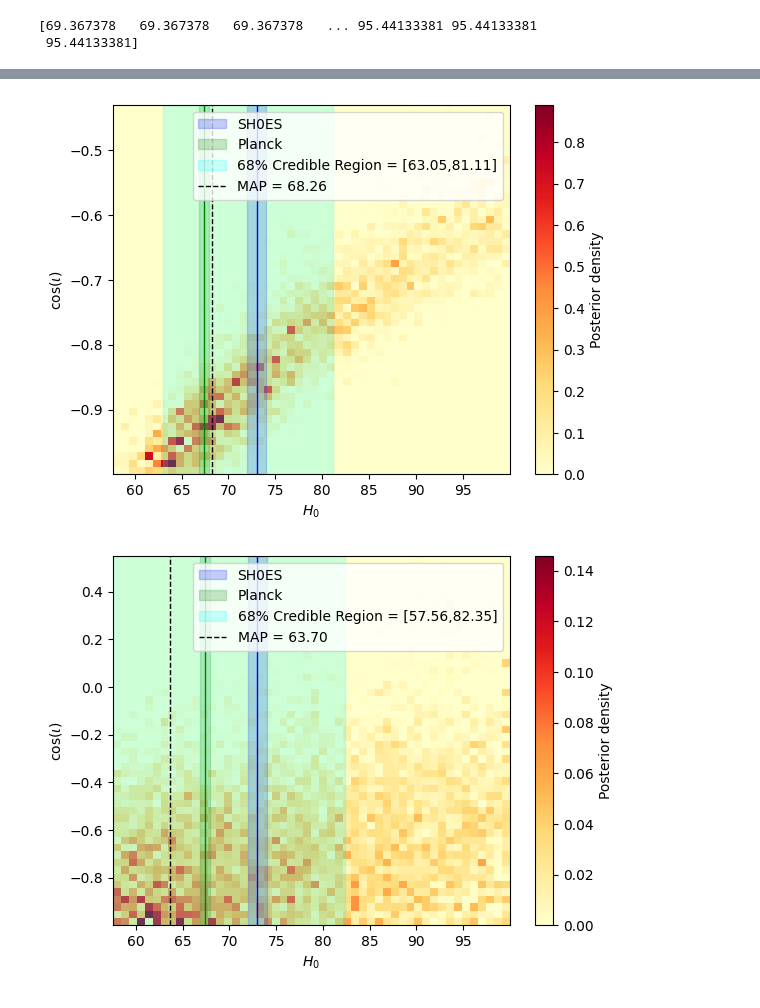
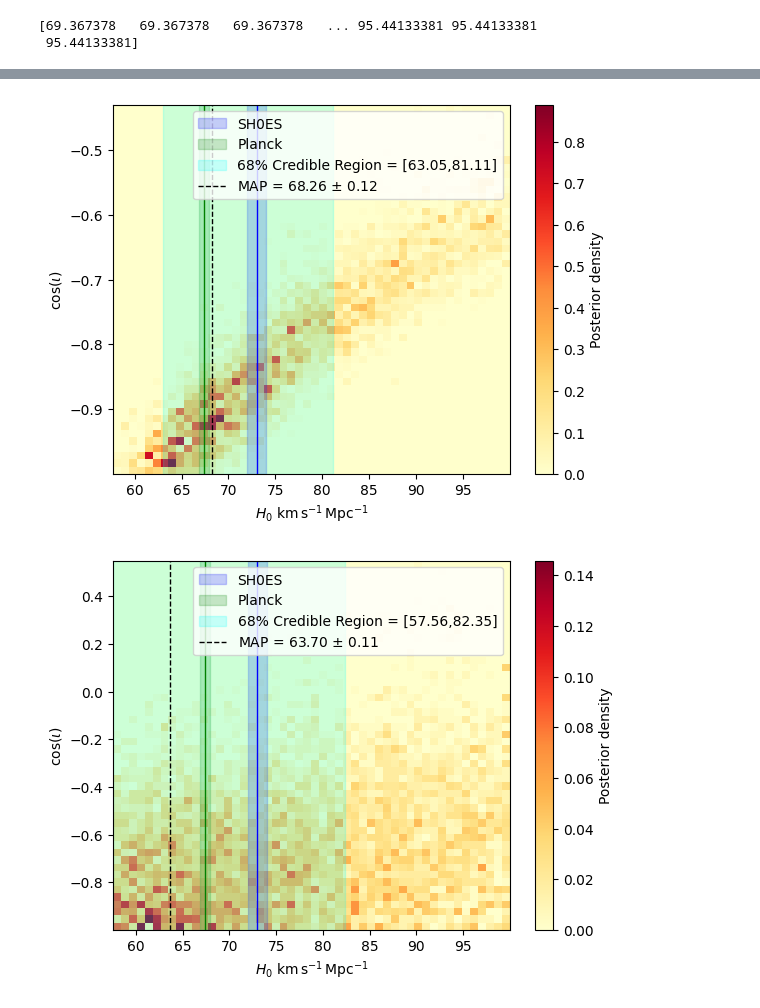
Before and after one commit to mjpineda-rug/GW1_H0_Sirens, a Jupyter notebook: notebooks/GW_notebook.ipynb, the cells around one changed output, grey strips where cells are left out. Cells and saved outputs as stored; diff of their text form; code cells hidden in the pictures.

```diff
--- a/notebooks/GW_notebook.ipynb
+++ b/notebooks/GW_notebook.ipynb
@@ -375,7 +375,7 @@ print(samples[0][:,0])
 # %%
 for i in range(len(kde_bandwidths)):
     plt.hist2d(samples[i][:, 0], samples[i][:, 1], bins=50, density=True,cmap='YlOrRd')
-    plt.xlabel(r"$H_0$")
+    plt.xlabel(r"$H_0 \ \mathrm{{km\,s^{{-1}}\,Mpc^{{-1}}}}$")
     plt.ylabel(r"cos($\iota$)")
     plt.colorbar(label="Posterior density")
 
@@ -404,7 +404,7 @@ for i in range(len(kde_bandwidths)):
         alpha=0.2,
         label=f'68% Credible Region = [{low_with_z_corr[i]:.2f},{high_with_z_corr[i]:.2f}]'
     )
-    plt.axvline(MAPs[i], color='black',linestyle='--', linewidth=1,label=f"MAP = {MAPs[i]:.2f}")
+    plt.axvline(MAPs[i], color='black',linestyle='--', linewidth=1,label=rf"MAP = {MAPs[i]:.2f} $\pm$ {delta_H0_zs[i]:.2f}")
 
     plt.legend()
     plt.show()
@@ -413,5 +413,5 @@ for i in range(len(kde_bandwidths)):
-[figure, old version]
+[figure, new version]
-[figure, old version]
+[figure, new version]
 # %%
 # fig = corner.corner(
 #     samples[i],
```
Also changed, not shown: parts of 1 cell of this notebook, 2 other files.
